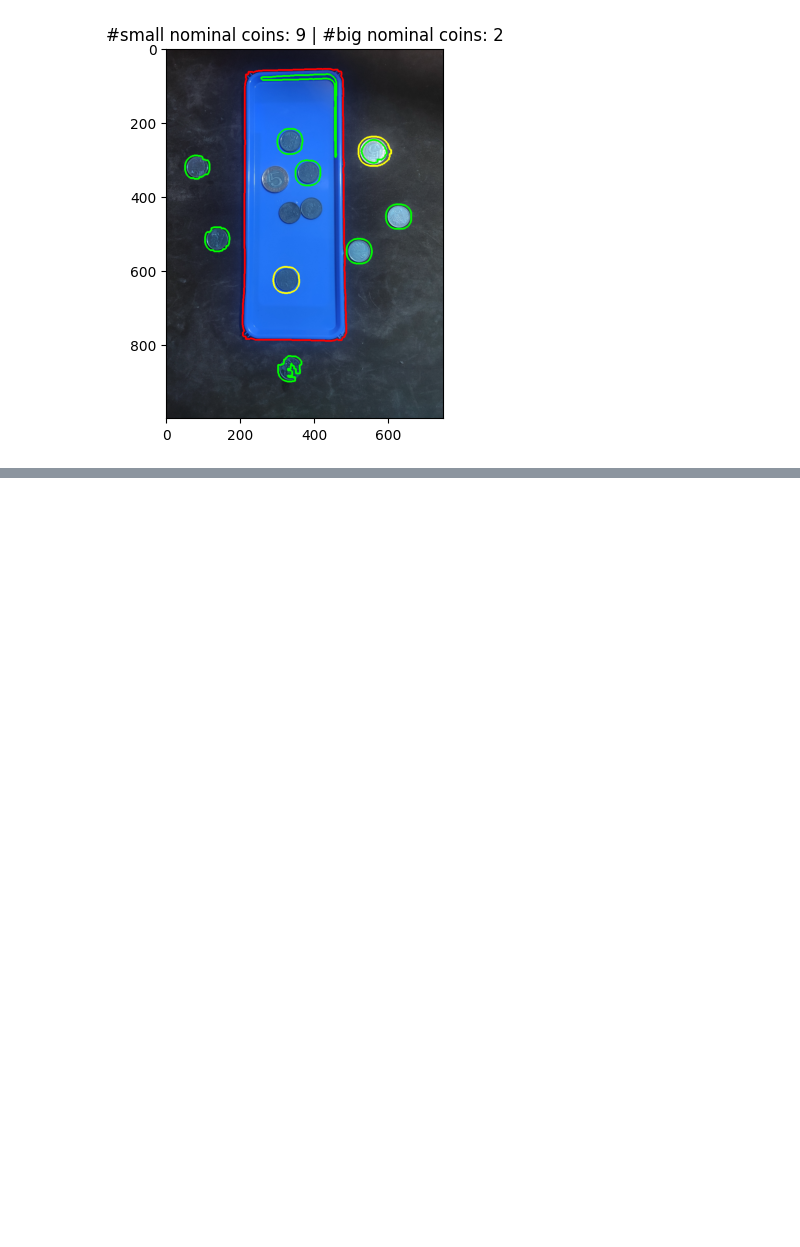
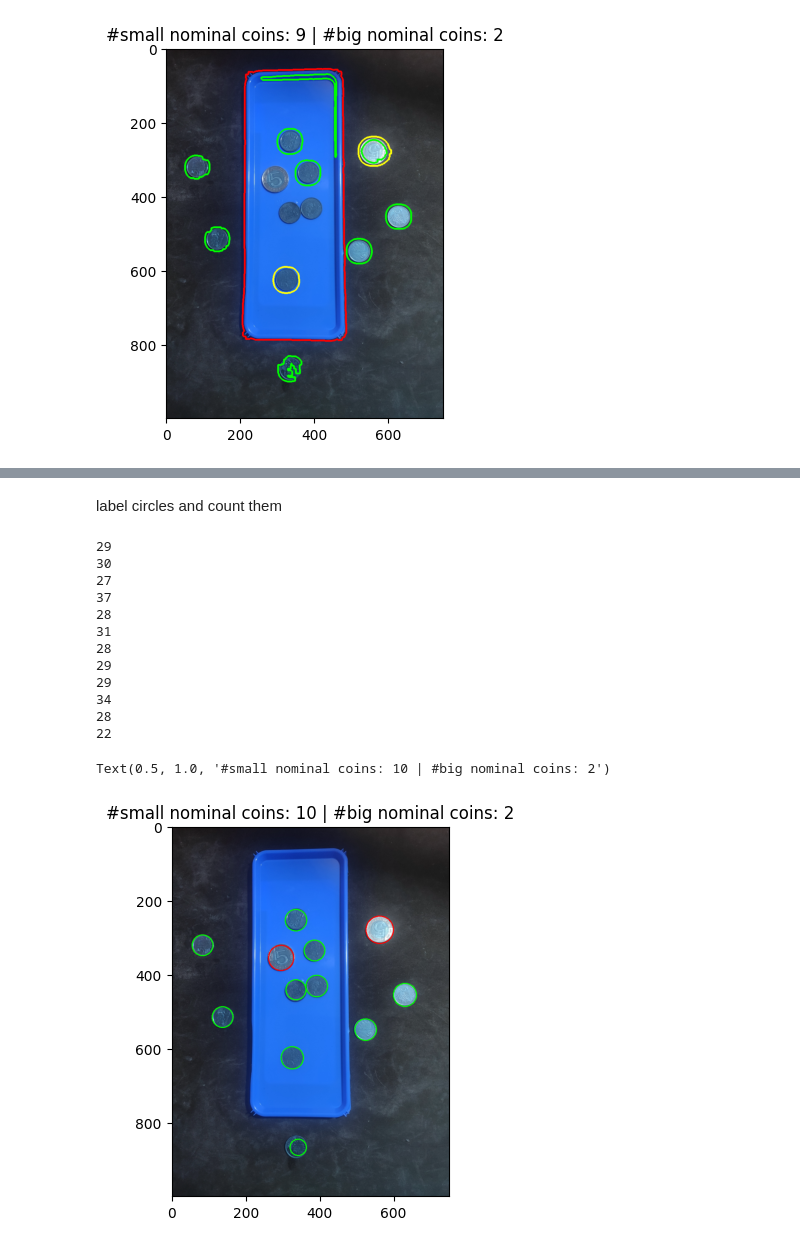
Before and after one commit to JeremiJL/WMA, a Jupyter notebook: projects/project_02/task.ipynb, the cells around one changed output, grey strips where cells are left out. Saved outputs shown, nothing was run; the diff lists cells and outputs as text; code cells hidden in the pictures; blank space fills up the shorter version.

Commit message:
count and label circles according to hough algorithm

```diff
--- a/projects/project_02/task.ipynb
+++ b/projects/project_02/task.ipynb
@@ -161,0 +164,18 @@ Text(0.5, 1.0, '#small nominal coins: 9 | #big nominal coins: 2')
+# %%
+min_radius_of_small_nominal_coin: int = 20
+max_radius_of_big_nominal_coin: int = 40
+
+
+circles = cv.HoughCircles(img_with_threshold,
+                          cv.HOUGH_GRADIENT,
+                          1,
+                          minDist=min_radius_of_small_nominal_coin * 2,
+                          param1=1,
+                          param2=15,
+                          minRadius=min_radius_of_small_nominal_coin,
+                          maxRadius=max_radius_of_big_nominal_coin)
+
+original_image = get_original_image()
+circles = np.uint16(np.around(circles))
+
+print(circles)
@@ -161,0 +195,37 @@ Text(0.5, 1.0, '#small nominal coins: 9 | #big nominal coins: 2')
+# %% [markdown]
+label circles and count them
+# %%
+margin_error: int = 11
+is_small_nominal_coin = lambda circle: min_radius_of_small_nominal_coin <= circle[2] <= min_radius_of_small_nominal_coin + margin_error
+is_big_nominal_coin = lambda circle: max_radius_of_big_nominal_coin - margin_error <= circle[2] <= max_radius_of_big_nominal_coin
+
+count_of_small_nominal_coins: int = 0
+count_of_big_nominal_coins: int = 0
+
+for circle in circles[0,:]:
+    print(circle[2])
+    if is_small_nominal_coin(circle):
+        cv.circle(original_image,(circle[0],circle[1]),circle[2],(0,255,0),2)
+        count_of_small_nominal_coins += 1
+    else:
+        if is_big_nominal_coin(circle):
+            cv.circle(original_image,(circle[0],circle[1]),circle[2],(255,0,0),2)
+            count_of_big_nominal_coins += 1
+
+plt.imshow(original_image)
+plt.title('#small nominal coins: ' + str(count_of_small_nominal_coins) + ' | #big nominal coins: ' + str(count_of_big_nominal_coins))
+# %% [output]
+29
+30
+27
+37
+28
+31
+28
+29
+29
+34
+28
+22
+Text(0.5, 1.0, '#small nominal coins: 10 | #big nominal coins: 2')
+[figure, added]
```
Also changed, not shown: parts of 3 cells of this notebook.
